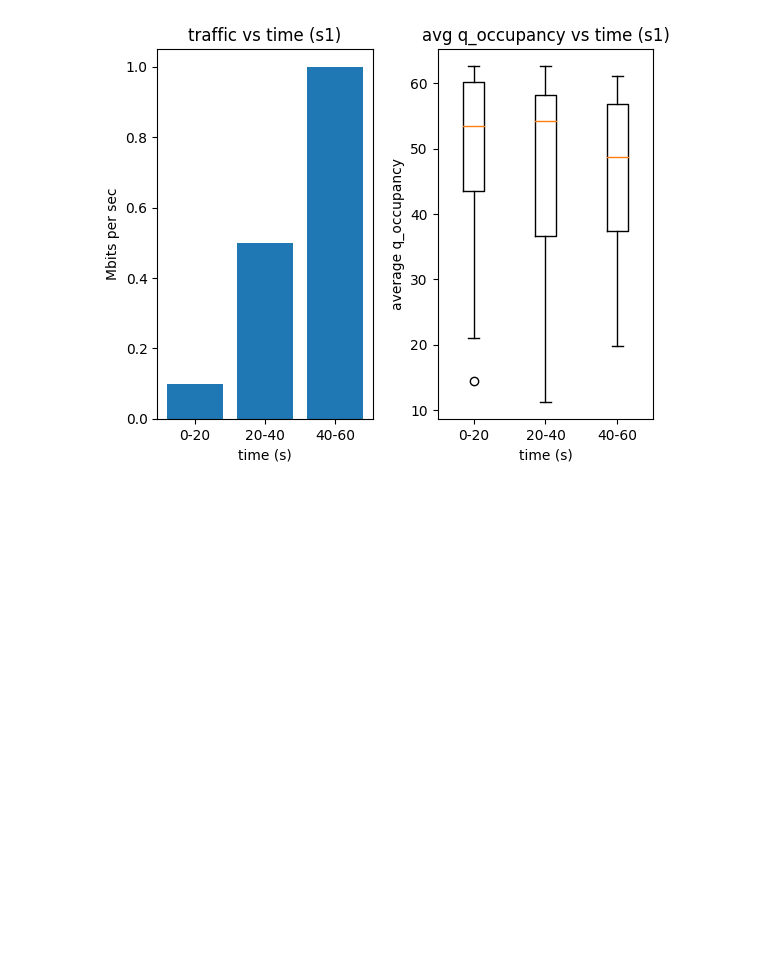
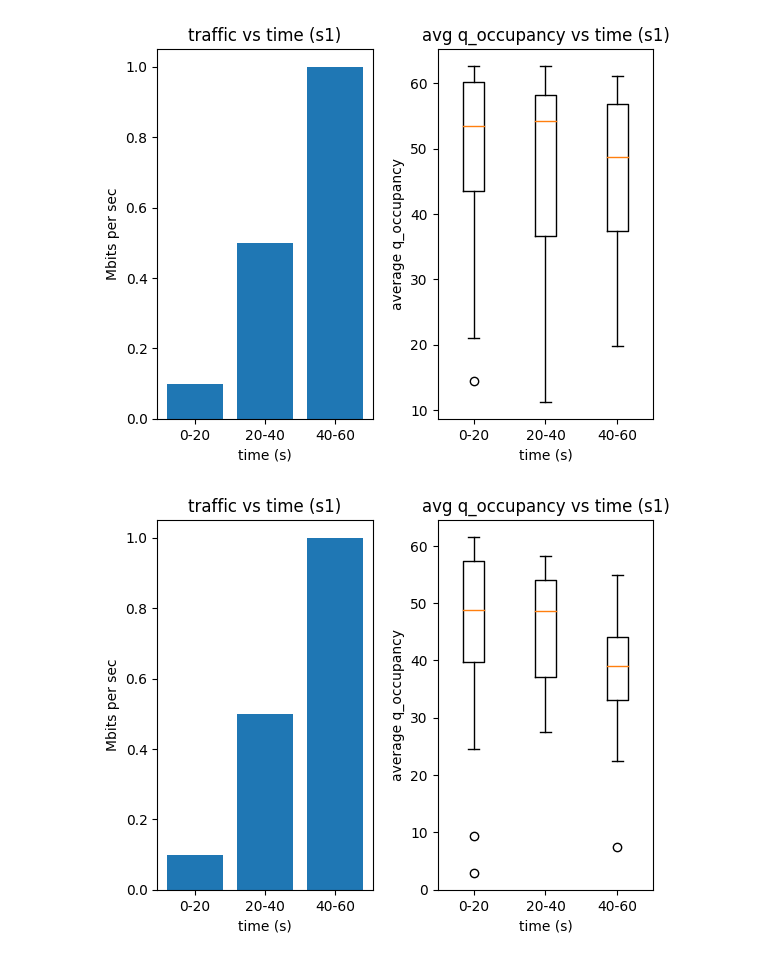
Before and after one commit to BensonChen2000/int-v1, a Jupyter notebook: data_collected_required/q_occupancy_switch1/graph.ipynb, the cells around one changed output. Cells and saved outputs as stored; diff of their text form; code cells hidden in the pictures; blank space fills up the shorter version.

Commit message:
data update

```diff
--- a/data_collected_required/q_occupancy_switch1/graph.ipynb
+++ b/data_collected_required/q_occupancy_switch1/graph.ipynb
@@ -25,6 +25,25 @@ def readData(f : typing.TextIO):
             data_count[time - START] += 1
 
     return np.divide(data_sum, data_count)
+# %%
+# get the average of the data
+def readDataCont(f : typing.TextIO, pointer):
+
+    data_sum = np.zeros(TIME)
+    data_count = np.zeros(TIME)
+
+    reader = csv.reader(f, delimiter=',')
+    start = int(float(reader.__next__()[0]))
+    for r in reader:
+        time = int(float(r[0]))
+        data = float(r[1])
+
+        #  only collect data is this time interval
+        if time < start + TIME + pointer and time >= pointer:
+            data_sum[time - start - pointer] += data
+            data_count[time - start - pointer] += 1
+
+    return np.divide(data_sum, data_count)
 # %%
 with open("s1_data_0.1M.txt", "r") as d1, \
      open("s1_data_0.5M.txt", "r") as d2, \
@@ -49,3 +68,34 @@ with open("s1_data_0.1M.txt", "r") as d1, \
      plt.show()
 # %% [output]
 [figure]
+# %%
+d = open("s1_data.txt", "r")
+pointer = 0
+data_1 = readDataCont(d, pointer)
+d.close()
+
+d = open("s1_data.txt", "r")
+pointer += 20
+data_2 = readDataCont(d, pointer)
+d.close()
+
+d = open("s1_data.txt", "r")
+pointer += 20
+data_3 = readDataCont(d, pointer)
+d.close()
+
+plt.subplot(1, 2, 1) # row 1, col 2 index 1
+plt.bar(['0-20', '20-40', '40-60'], [0.1, 0.5, 1])
+plt.title("traffic vs time (s1)")
+plt.xlabel('time (s)')
+plt.ylabel('Mbits per sec')
+
+plt.subplot(1, 2, 2) # index 2
+plt.boxplot([data_1, data_2, data_3], labels=['0-20', '20-40', '40-60'])
+plt.title("avg q_occupancy vs time (s1)")
+plt.xlabel('time (s)')
+plt.ylabel('average q_occupancy')
+plt.subplots_adjust(wspace=0.3)
+plt.show()
+# %% [output]
+[figure, added]
```
Also changed, not shown: 18 other files.
